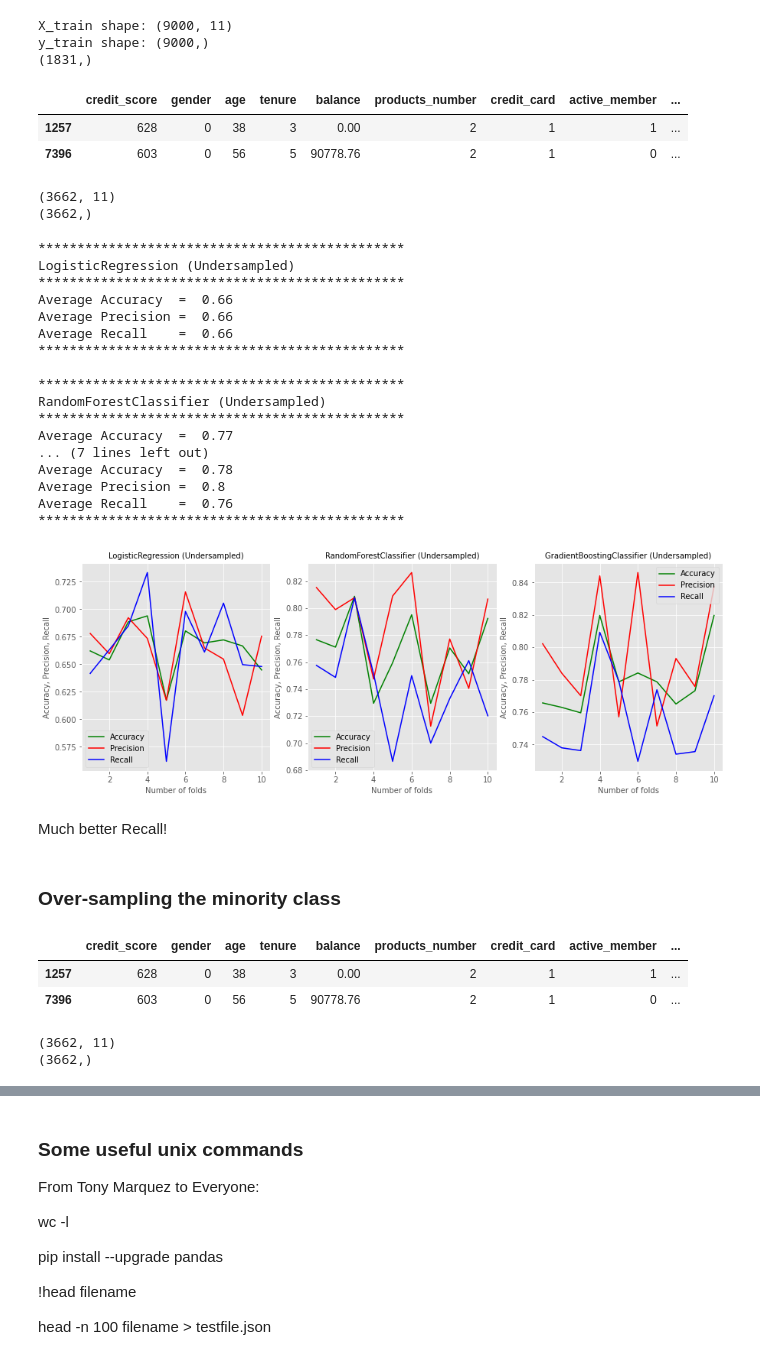
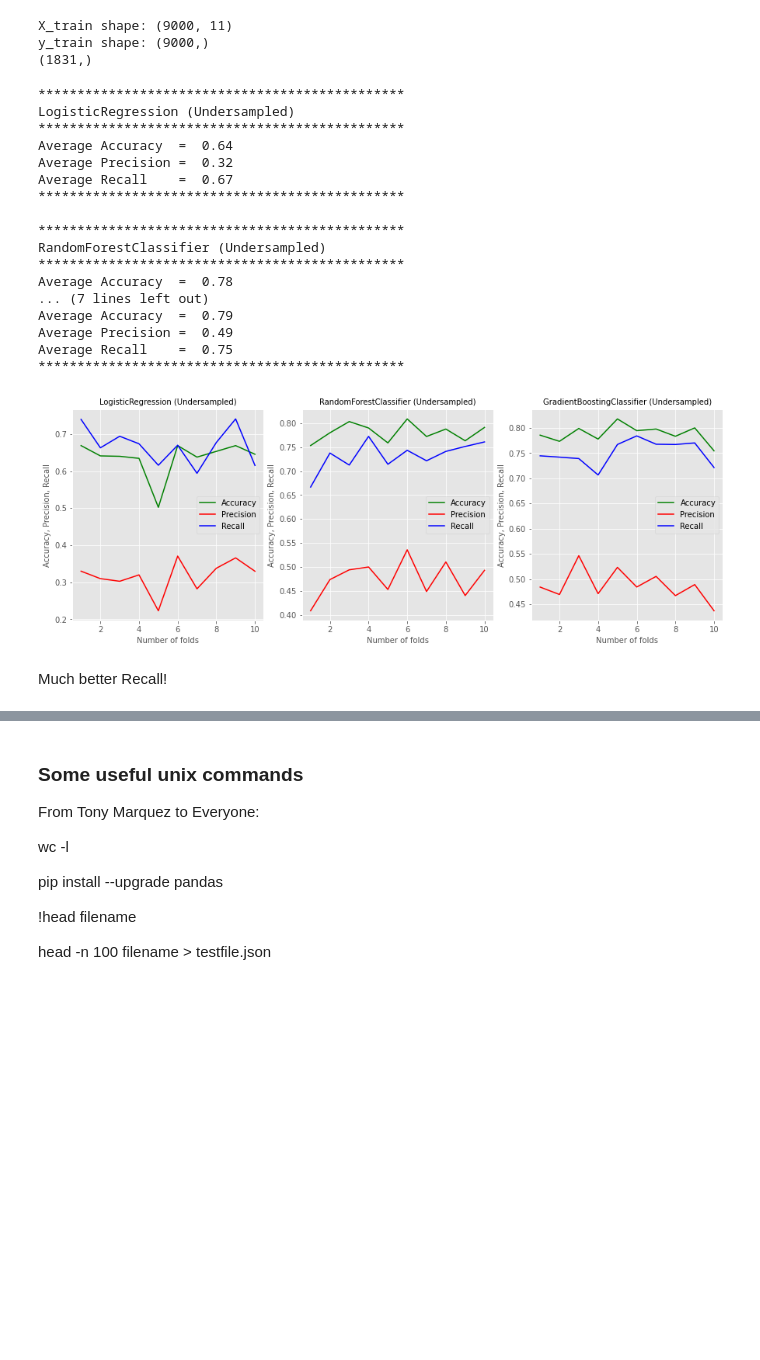
Before and after one commit to ArunMitra/Bank-Customer-Churn-Prediction, a Jupyter notebook: Notebooks/bank_customer_churn_prediction.ipynb, the cells around one changed output, grey strips where cells are left out. Drawn from its saved outputs; the diff is of its cells as text; code cells hidden in the pictures; blank space fills up the shorter version.

```diff
--- a/Notebooks/bank_customer_churn_prediction.ipynb
+++ b/Notebooks/bank_customer_churn_prediction.ipynb
@@ -330,30 +336,0 @@ y_final test shape: (1000,)
-# %%
-def run_models(estimator_class, X_train, y_train, n_splits=5, stratified=False):
-
-    if stratified:
-        kf = StratifiedKFold(n_splits, shuffle=True)
-    else:
-        kf = KFold(n_splits, shuffle=True)
-
-    accuracy = []
-    precision = []
-    recall = []
-    for train_idx, test_idx in kf.split(X_train, y_train):
-
-        # data prep
-
-        X_train_fold = X_train.iloc[train_idx]
-        y_train_fold = y_train.iloc[train_idx]
-
-        X_test_fold = X_train.iloc[test_idx]
-        y_test_fold = y_train.iloc[test_idx]
-
-        # fit model, predict, compute scores
-        estimator = estimator_class()
-        estimator.fit(X_train_fold, y_train_fold)
-        y_preds_fold = estimator.predict(X_test_fold)
-        accuracy.append(accuracy_score(y_test_fold, y_preds_fold))
-        precision.append(precision_score(y_test_fold, y_preds_fold))
-        recall.append(recall_score(y_test_fold, y_preds_fold))
-
-    return (accuracy, precision, recall)
@@ -470,11 +541,3 @@ print(y_train[y_train == 1].shape)
 X_train shape: (9000, 11)
 y_train shape: (9000,)
 (1831,)
-# %%
-# First put X_train and y_train together
-Xy_temp = pd.concat([X_train, y_train], axis=1)
-Xy_temp.head(2)
-# %% [output]
-|  | credit_score | gender | age | tenure | balance | products_number | credit_card | active_member | ... |
-| 1257 | 628 | 0 | 38 | 3 | 0.00 | 2 | 1 | 1 | ... |
-| 7396 | 603 | 0 | 56 | 5 | 90778.76 | 2 | 1 | 0 | ... |
@@ -490,44 +544,28 @@ X_train_under_sampled = X_train_under_sampled.drop(['churn'], axis=1)
-# %%
-print(X_train_under_sampled.shape)
-print(y_train_under_sampled.shape)
-# %% [output]
-(3662, 11)
-(3662,)
 # %%
 # Now see if the models do better with this under-sampled data
 estimators = [LogisticRegression, RandomForestClassifier, GradientBoostingClassifier]
 results = []
 for estimator in estimators:
-    results.append((run_models(estimator, X_train_under_sampled, y_train_under_sampled, n_splits=10, stratified=False)))
+    results.append((run_models(estimator, X_train, y_train, n_splits=10, stratified=False, sampling='UNDER')))
 show_model_scores(estimators, results, n_splits=10, suffix=' (Undersampled)')
 # %% [output]
 ***********************************************
 LogisticRegression (Undersampled)
 ***********************************************
-Average Accuracy  =  0.66
-Average Precision =  0.66
-Average Recall    =  0.66
+Average Accuracy  =  0.64
+Average Precision =  0.32
+Average Recall    =  0.67
 ***********************************************
 
 ***********************************************
 RandomForestClassifier (Undersampled)
 ***********************************************
-Average Accuracy  =  0.77
+Average Accuracy  =  0.78
 ... (7 lines left out)
-Average Accuracy  =  0.78
-Average Precision =  0.8
-Average Recall    =  0.76
+Average Accuracy  =  0.79
+Average Precision =  0.49
+Average Recall    =  0.75
 ***********************************************
-[figure, old version]
+[figure, new version]
 # %% [markdown]
 Much better Recall!
-# %% [markdown]
-### Over-sampling the minority class
-# %%
-# First put X_train and y_train together
-Xy_temp = pd.concat([X_train, y_train], axis=1)
-Xy_temp.head(2)
-# %% [output]
-|  | credit_score | gender | age | tenure | balance | products_number | credit_card | active_member | ... |
-| 1257 | 628 | 0 | 38 | 3 | 0.00 | 2 | 1 | 1 | ... |
-| 7396 | 603 | 0 | 56 | 5 | 90778.76 | 2 | 1 | 0 | ... |
@@ -544,6 +571,0 @@ X_train_over_sampled = X_train_over_sampled.drop(['churn'], axis=1)
-# %%
-print(X_train_under_sampled.shape)
-print(y_train_under_sampled.shape)
-# %% [output]
-(3662, 11)
-(3662,)
```
Also changed, not shown: parts of 62 cells of this notebook, 10 other files.
